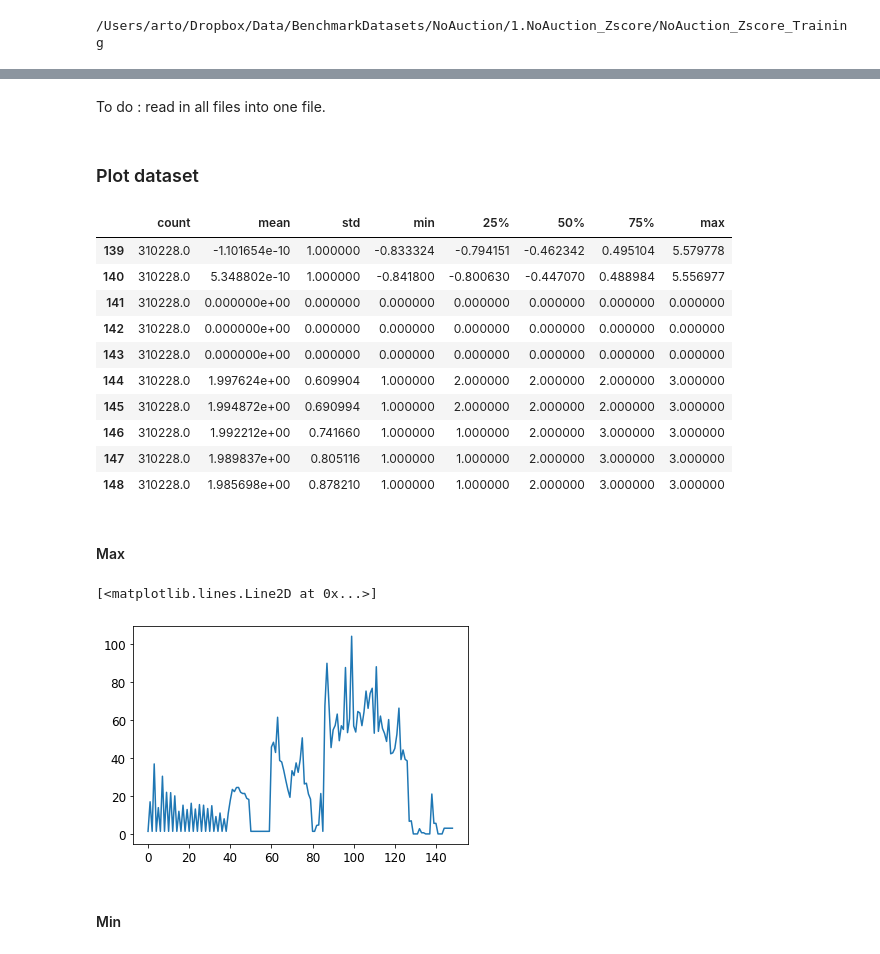
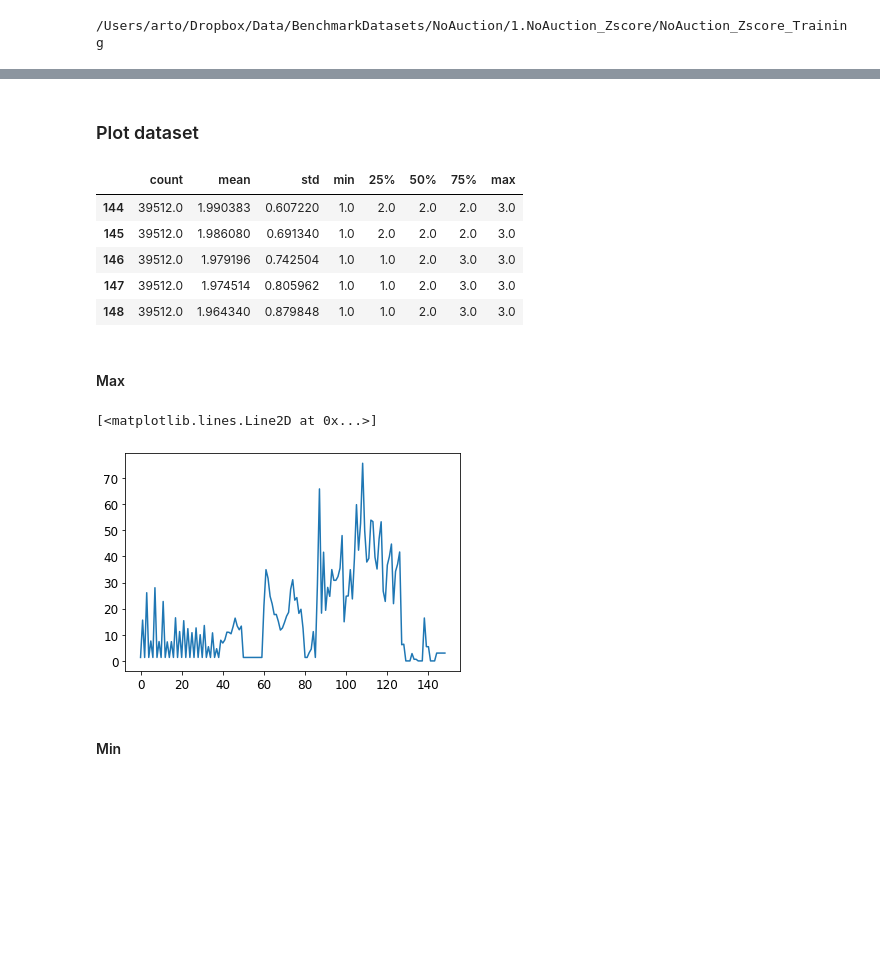
Before and after one commit to Joukahainen/ClosePP, a Jupyter notebook: LoadBenchmarkDataset.ipynb, the cells around one changed output, grey strips where cells are left out. Drawn from its saved outputs; the diff is of its cells as text; code cells hidden in the pictures; blank space fills up the shorter version.

Commit message:
Work on loading data

```diff
--- a/LoadBenchmarkDataset.ipynb
+++ b/LoadBenchmarkDataset.ipynb
@@ -42,32 +44,25 @@ Train_Dst_NoAuction_ZScore_CF_5.txt
 # %%
-dataset8 = pd.read_csv('Train_Dst_NoAuction_ZScore_CF_8.txt', delim_whitespace=True, header = None)
+dataset = pd.read_csv('Train_Dst_NoAuction_ZScore_CF_1.txt', delim_whitespace=True, header = None)
-# %% [markdown]
-To do : read in all files into one file.
 # %% [markdown]
 ### Plot dataset
 # %%
-dataset8.iloc[-10:,:].apply(pd.DataFrame.describe, axis =1)
+dataset.iloc[-5:,:].apply(pd.DataFrame.describe, axis =1)
 # %% [output]
 |  | count | mean | std | min | 25% | 50% | 75% | max |
-| 139 | 310228.0 | -1.101654e-10 | 1.000000 | -0.833324 | -0.794151 | -0.462342 | 0.495104 | 5.579778 |
-| 140 | 310228.0 | 5.348802e-10 | 1.000000 | -0.841800 | -0.800630 | -0.447070 | 0.488984 | 5.556977 |
-| 141 | 310228.0 | 0.000000e+00 | 0.000000 | 0.000000 | 0.000000 | 0.000000 | 0.000000 | 0.000000 |
-| 142 | 310228.0 | 0.000000e+00 | 0.000000 | 0.000000 | 0.000000 | 0.000000 | 0.000000 | 0.000000 |
-| 143 | 310228.0 | 0.000000e+00 | 0.000000 | 0.000000 | 0.000000 | 0.000000 | 0.000000 | 0.000000 |
-| 144 | 310228.0 | 1.997624e+00 | 0.609904 | 1.000000 | 2.000000 | 2.000000 | 2.000000 | 3.000000 |
-| 145 | 310228.0 | 1.994872e+00 | 0.690994 | 1.000000 | 2.000000 | 2.000000 | 2.000000 | 3.000000 |
-| 146 | 310228.0 | 1.992212e+00 | 0.741660 | 1.000000 | 1.000000 | 2.000000 | 3.000000 | 3.000000 |
-| 147 | 310228.0 | 1.989837e+00 | 0.805116 | 1.000000 | 1.000000 | 2.000000 | 3.000000 | 3.000000 |
-| 148 | 310228.0 | 1.985698e+00 | 0.878210 | 1.000000 | 1.000000 | 2.000000 | 3.000000 | 3.000000 |
+| 144 | 39512.0 | 1.990383 | 0.607220 | 1.0 | 2.0 | 2.0 | 2.0 | 3.0 |
+| 145 | 39512.0 | 1.986080 | 0.691340 | 1.0 | 2.0 | 2.0 | 2.0 | 3.0 |
+| 146 | 39512.0 | 1.979196 | 0.742504 | 1.0 | 1.0 | 2.0 | 3.0 | 3.0 |
+| 147 | 39512.0 | 1.974514 | 0.805962 | 1.0 | 1.0 | 2.0 | 3.0 | 3.0 |
+| 148 | 39512.0 | 1.964340 | 0.879848 | 1.0 | 1.0 | 2.0 | 3.0 | 3.0 |
 # %%
-dataset8_max = dataset8.apply(pd.DataFrame.max, axis = 1)
+dataset_max = dataset.apply(pd.DataFrame.max, axis = 1)
 # %% [markdown]
 #### Max
 # %%
-plt.plot(dataset8_max.values)
+plt.plot(dataset_max.values)
 # %% [output]
 [<matplotlib.lines.Line2D at 0x...>]
-[figure, old version]
+[figure, new version]
 # %% [markdown]
 #### Min
 # %%
```
Also changed, not shown: parts of 28 cells of this notebook, 1 other file.
